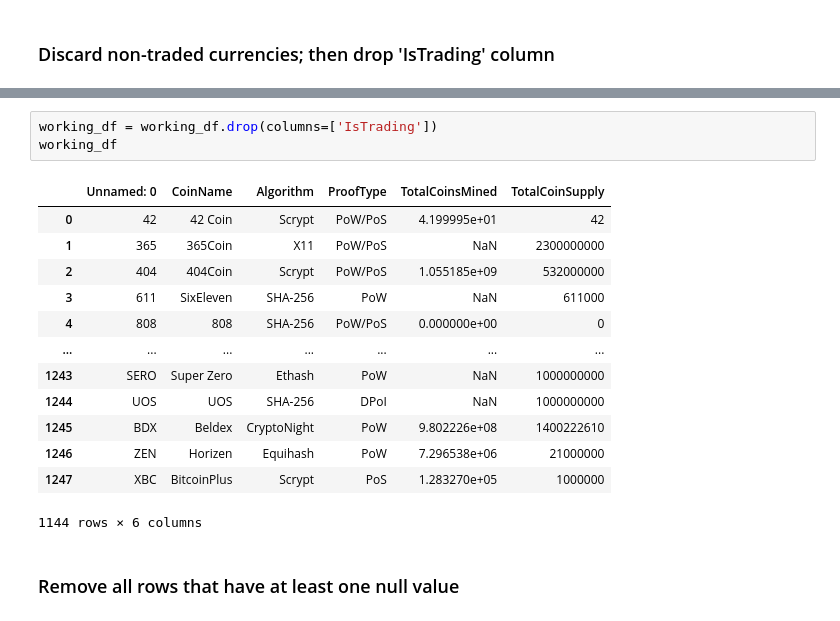
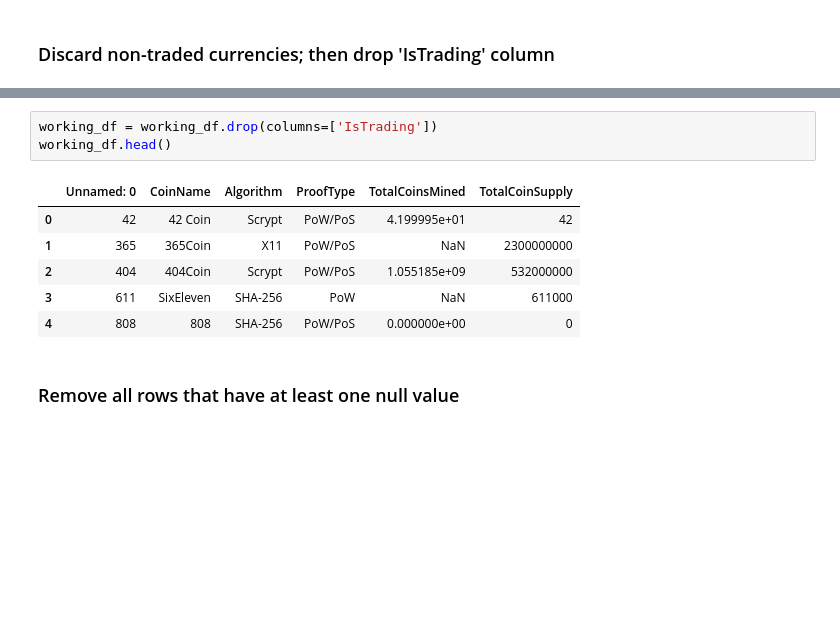
Before and after one commit to juliemcbaker/crypto_clusters, a Jupyter notebook: cluster_crypto.ipynb, the cells around one changed output, grey strips where cells are left out. Cells and saved outputs as stored; diff of their text form; blank space fills up the shorter version.

```diff
--- a/cluster_crypto.ipynb
+++ b/cluster_crypto.ipynb
@@ -64,20 +33,13 @@ working_df
 # %%
 working_df = working_df.drop(columns=['IsTrading'])
-working_df
+working_df.head()
 # %% [output]
 |  | Unnamed: 0 | CoinName | Algorithm | ProofType | TotalCoinsMined | TotalCoinSupply |
 | 0 | 42 | 42 Coin | Scrypt | PoW/PoS | 4.199995e+01 | 42 |
 | 1 | 365 | 365Coin | X11 | PoW/PoS | NaN | 2300000000 |
 | 2 | 404 | 404Coin | Scrypt | PoW/PoS | 1.055185e+09 | 532000000 |
 | 3 | 611 | SixEleven | SHA-256 | PoW | NaN | 611000 |
 | 4 | 808 | 808 | SHA-256 | PoW/PoS | 0.000000e+00 | 0 |
-| ... | ... | ... | ... | ... | ... | ... |
-| 1243 | SERO | Super Zero | Ethash | PoW | NaN | 1000000000 |
-| 1244 | UOS | UOS | SHA-256 | DPoI | NaN | 1000000000 |
-| 1245 | BDX | Beldex | CryptoNight | PoW | 9.802226e+08 | 1400222610 |
-| 1246 | ZEN | Horizen | Equihash | PoW | 7.296538e+06 | 21000000 |
-| 1247 | XBC | BitcoinPlus | Scrypt | PoS | 1.283270e+05 | 1000000 |
-1144 rows × 6 columns
 # %% [markdown]
 ### Remove all rows that have at least one null value
 # %%
```
Also changed, not shown: parts of 16 cells of this notebook.
